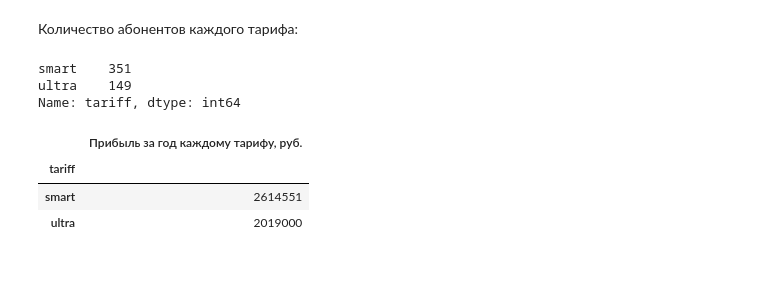
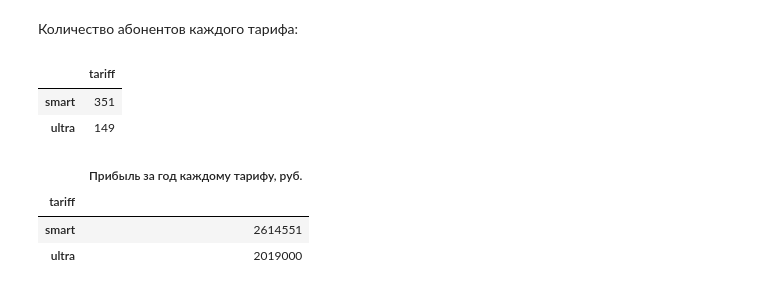
Before and after one commit to skd2314/yandex_practikum_da, a Jupyter notebook: 3_tariff_for_a_telecom_company/tariff_for_telecom.ipynb, the cells around one changed output. Saved outputs shown, nothing was run; the diff lists cells and outputs as text; code cells hidden in the pictures.

```diff
--- a/3_tariff_for_a_telecom_company/tariff_for_telecom.ipynb
+++ b/3_tariff_for_a_telecom_company/tariff_for_telecom.ipynb
@@ -1468,11 +1624,11 @@ plt.show()
 # %% [markdown]
 Количество абонентов каждого тарифа:
 # %%
-users['tariff'].value_counts()
+users['tariff'].value_counts().to_frame()
 # %% [output]
-smart    351
-ultra    149
-Name: tariff, dtype: int64
+|  | tariff |
+| smart | 351 |
+| ultra | 149 |
 # %%
 tariff_profit
 # %% [output]
```
Also changed, not shown: parts of 26 cells of this notebook.
